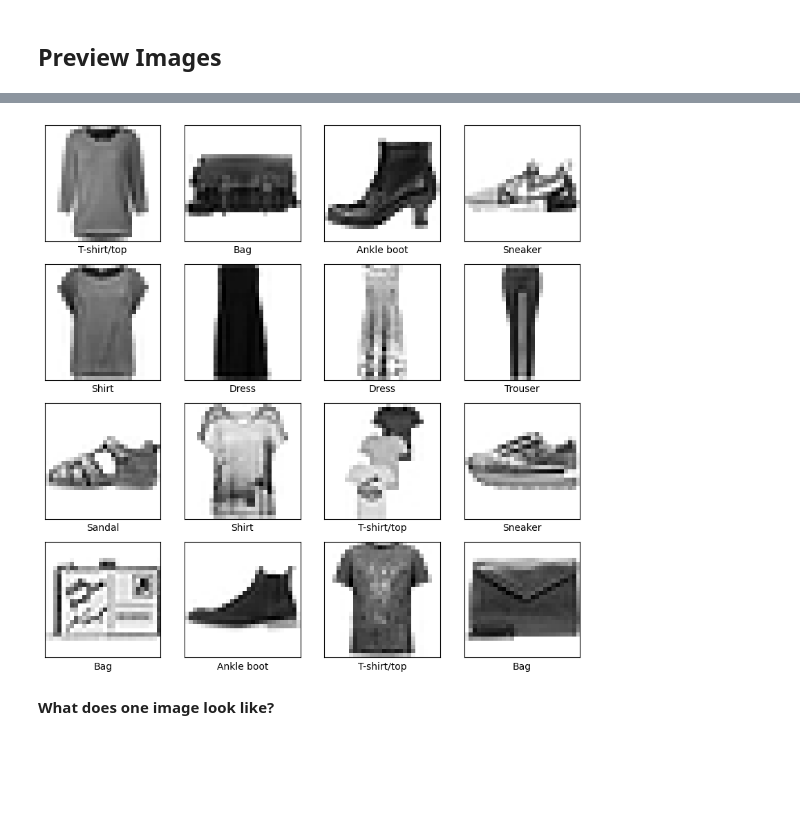
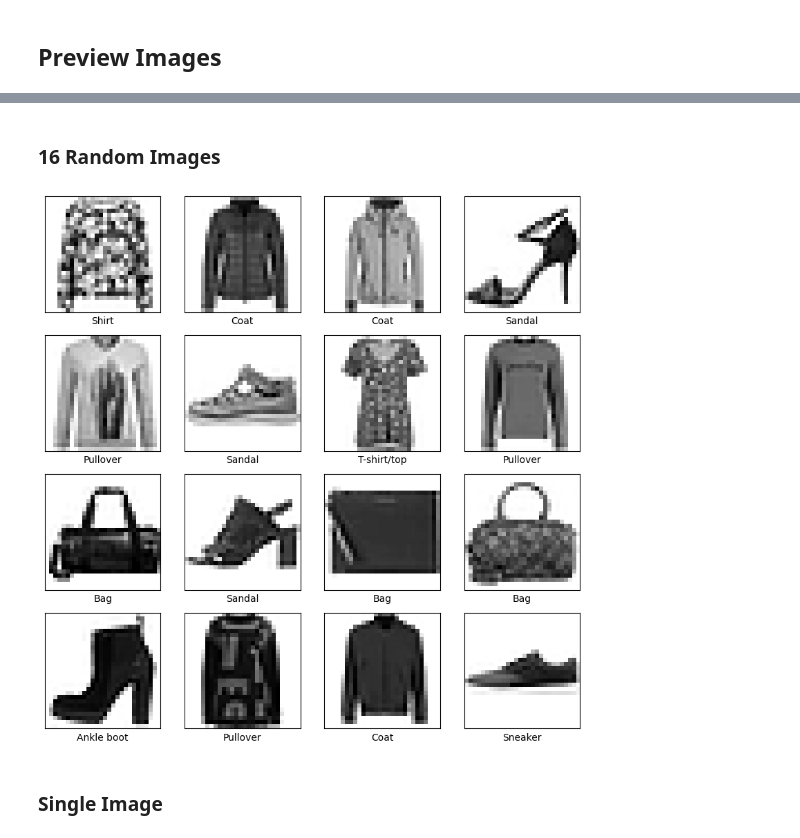
Before and after one commit to tikkikkit21/LinkedInLearning, a Jupyter notebook: Python/TensorFlowTables/NeuralNetworks.ipynb, the cells around one changed output, grey strips where cells are left out. Saved outputs shown, nothing was run; the diff lists cells and outputs as text; code cells hidden in the pictures; blank space fills up the shorter version.

```diff
--- a/Python/TensorFlowTables/NeuralNetworks.ipynb
+++ b/Python/TensorFlowTables/NeuralNetworks.ipynb
@@ -27,5 +31,15 @@ np.unique(train_labels, return_counts=True)
 # %%
-class_names = ['T-shirt/top','Trouser', 'Pullover', 'Dress', 'Coat',
-               'Sandal', 'Shirt', 'Sneaker', 'Bag', 'Ankle boot']
+CLASS_NAMES = [
+    'T-shirt/top',
+    'Trouser',
+    'Pullover',
+    'Dress',
+    'Coat',
+    'Sandal',
+    'Shirt',
+    'Sneaker',
+    'Bag',
+    'Ankle boot'
+]
 # %% [markdown]
 ## Preview Images
@@ -53,16 +46,23 @@ sampler
+# %% [markdown]
+### 16 Random Images
 # %%
+# get 16 random images
+train_idx = list(range(len(train_labels)))
+sampler = random.sample(train_idx, 16)
+
+# display on 4x4 grid
 plt.figure(figsize=(10,10))
 for i in range(len(sampler)):
     plt.subplot(4,4,i+1)
     plt.xticks([])
     plt.yticks([])
     plt.grid(False)
     plt.imshow(train_images[sampler[i]], cmap=plt.cm.binary)
-    plt.xlabel(class_names[train_labels[sampler[i]]])
+    plt.xlabel(CLASS_NAMES[train_labels[sampler[i]]])
 plt.show()
 # %% [output]
-[figure, old version]
+[figure, new version]
-# %% [markdown]
-**What does one image look like?**
+# %% [markdown]
+### Single Image
 # %%
 random_image_id = 15000
```
Also changed, not shown: parts of 20 cells of this notebook.
